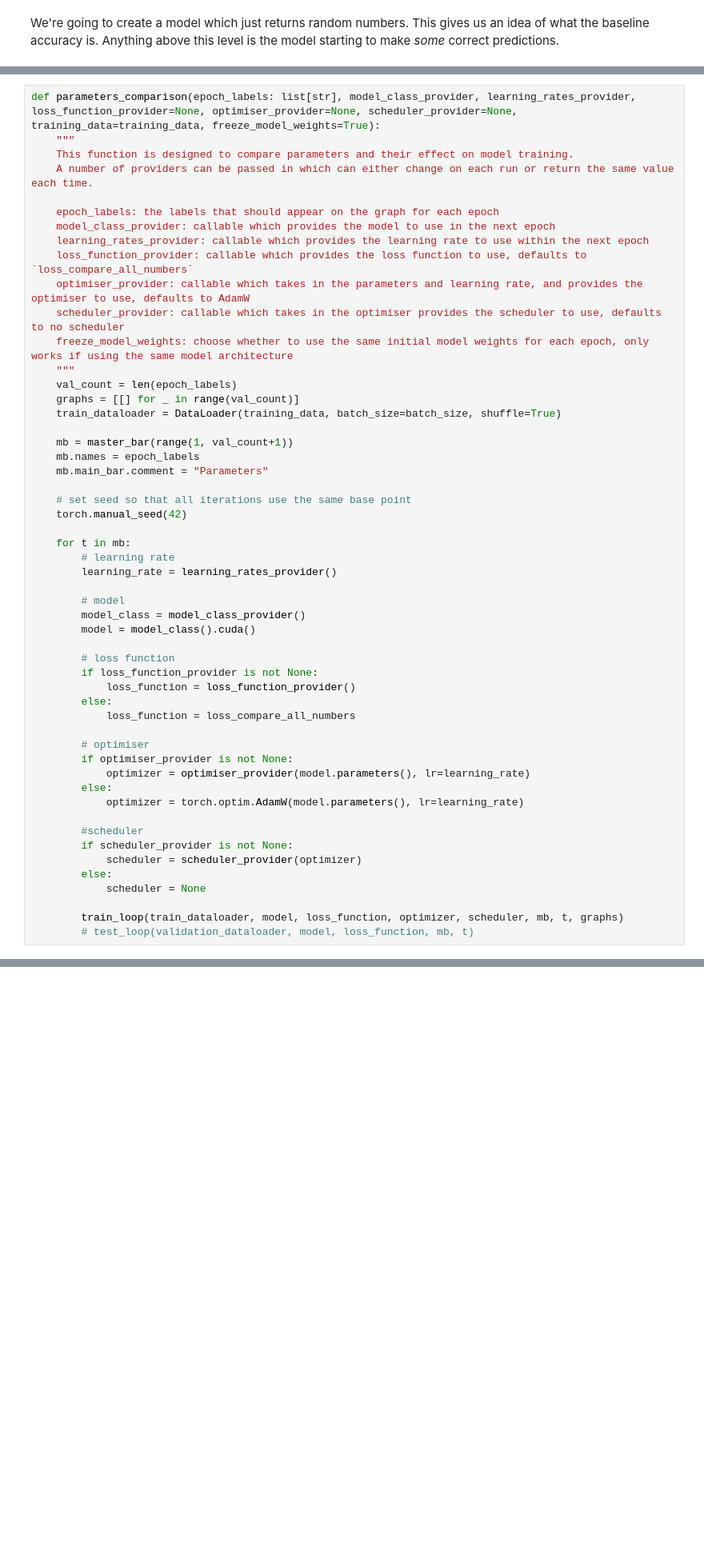
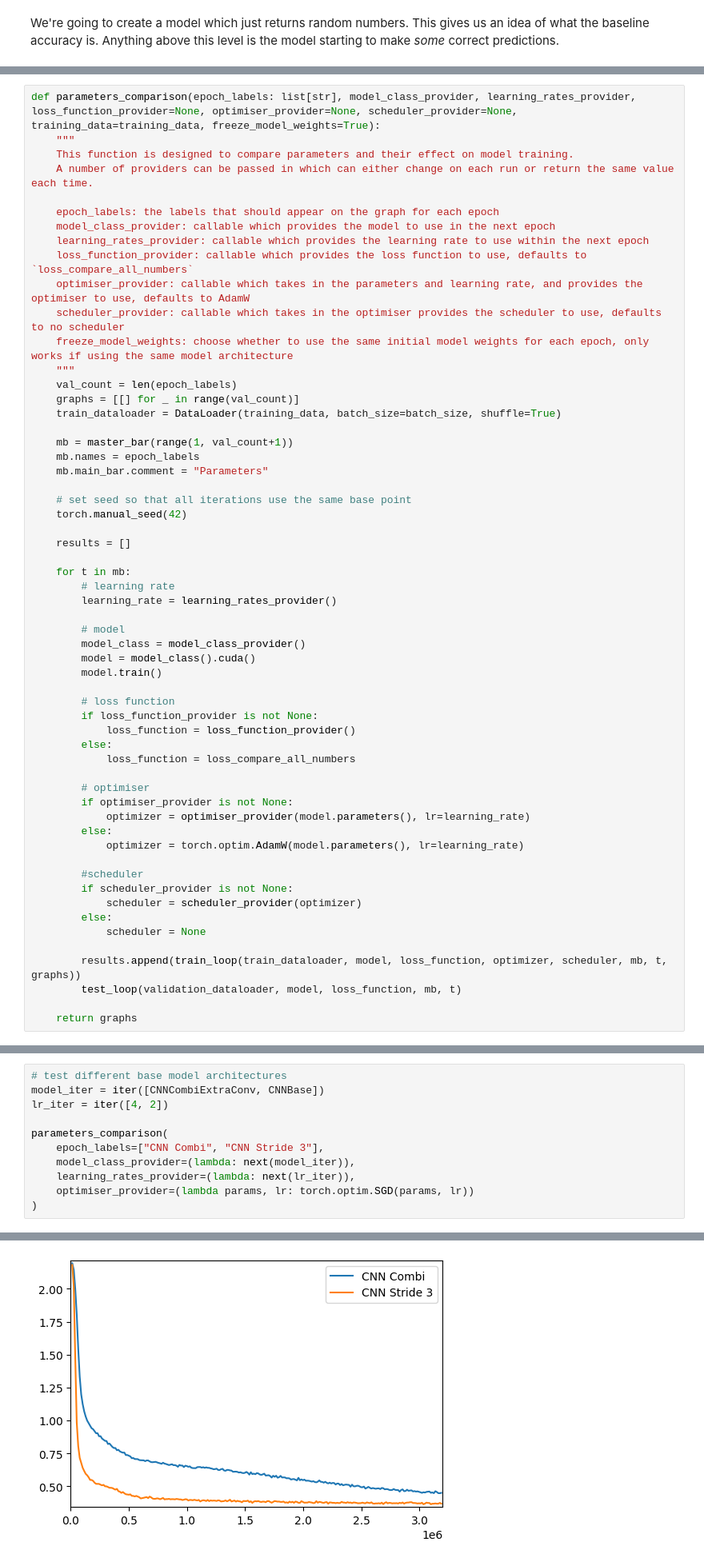
Before and after one commit to JonnySpruce/ml-sudoku-solver, a Jupyter notebook: sudoku-solver.ipynb, the cells around one changed output, grey strips where cells are left out. Shown at 80% size. Drawn from its saved outputs; the diff is of its cells as text; blank space fills up the shorter version.

```diff
--- a/sudoku-solver.ipynb
+++ b/sudoku-solver.ipynb
@@ -731,6 +991,8 @@ def parameters_comparison(epoch_labels: list[str], model_class_provider, learnin
     # set seed so that all iterations use the same base point
     torch.manual_seed(42)
 
+    results = []
+
     for t in mb:
         # learning rate
         learning_rate = learning_rates_provider()
@@ -738,6 +1000,7 @@ def parameters_comparison(epoch_labels: list[str], model_class_provider, learnin
         # model
         model_class = model_class_provider()
         model = model_class().cuda()
+        model.train()
 
         # loss function
         if loss_function_provider is not None:
@@ -757,5 +1020,7 @@ def parameters_comparison(epoch_labels: list[str], model_class_provider, learnin
         else:
             scheduler = None
 
-        train_loop(train_dataloader, model, loss_function, optimizer, scheduler, mb, t, graphs)
-        # test_loop(validation_dataloader, model, loss_function, mb, t)
+        results.append(train_loop(train_dataloader, model, loss_function, optimizer, scheduler, mb, t, graphs))
+        test_loop(validation_dataloader, model, loss_function, mb, t)
+
+    return graphs
@@ -905,0 +1191,12 @@ NameError: name 'model' is not defined
+# %%
+# test different base model architectures
+model_iter = iter([CNNCombiExtraConv, CNNBase])
+lr_iter = iter([4, 2])
+
+parameters_comparison(
+    epoch_labels=["CNN Combi", "CNN Stride 3"],
+    model_class_provider=(lambda: next(model_iter)),
+    learning_rates_provider=(lambda: next(lr_iter)),
+    optimiser_provider=(lambda params, lr: torch.optim.SGD(params, lr))
+)
+# %% [output]
@@ -905,0 +1205 @@ NameError: name 'model' is not defined
+[figure, added]
```
Also changed, not shown: parts of 42 cells of this notebook, 4 other files.
